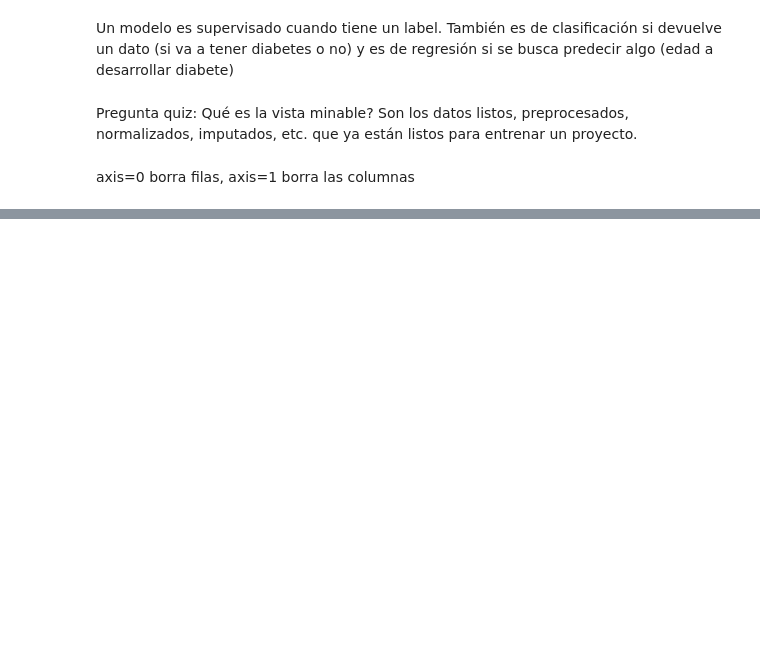
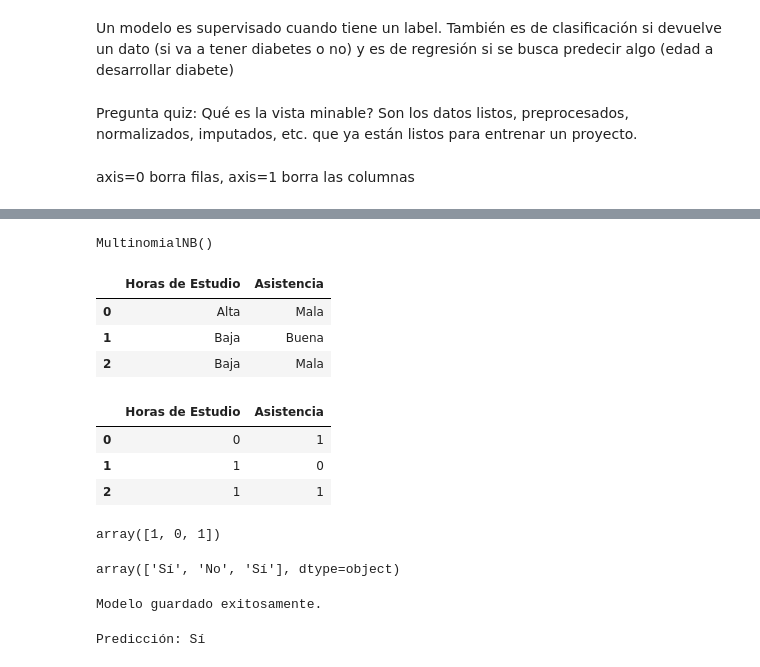
Before and after one commit to RalphCastellanosCouott/Curso-Inteligencia-Artificial, a Jupyter notebook: EDA_Apuntes_de_Clase.ipynb, the cells around one changed output, grey strips where cells are left out. Cells and saved outputs as stored; diff of their text form; code cells hidden in the pictures; blank space fills up the shorter version.

```diff
--- a/EDA_Apuntes_de_Clase.ipynb
+++ b/EDA_Apuntes_de_Clase.ipynb
@@ -1305,0 +1362,60 @@ X.shape
+# %%
+# Separar características y etiqueta
+X = df_encoded[["Horas de Estudio", "Asistencia"]] #X=df_encoded.drop(Resultado,axis=1)
+y = df_encoded["Resultado"]
+
+# Entrenar modelo Naive Bayes
+model = MultinomialNB()
+model.fit(X, y)
+# %% [output]
+MultinomialNB()
+# %%
+nuevos=[["Alta","Mala"],["Baja","Buena"],["Baja","Mala"]]
+df_nuevos=pd.DataFrame(nuevos,columns=["Horas de Estudio", "Asistencia"])
+df_nuevos
+# %% [output]
+|  | Horas de Estudio | Asistencia |
+| 0 | Alta | Mala |
+| 1 | Baja | Buena |
+| 2 | Baja | Mala |
+# %%
+X_nuevos=df_nuevos.apply(lambda col: encoders[col.name].transform(col))
+X_nuevos
+# %% [output]
+|  | Horas de Estudio | Asistencia |
+| 0 | 0 | 1 |
+| 1 | 1 | 0 |
+| 2 | 1 | 1 |
+# %%
+prediccion=model.predict(X_nuevos)
+prediccion
+# %% [output]
+array([1, 0, 1])
+# %%
+prediccion=encoders["Resultado"].inverse_transform(prediccion)
+prediccion
+# %% [output]
+array(['Sí', 'No', 'Sí'], dtype=object)
+# %%
+import pickle
+
+# Guardar el modelo utilizando pickle
+with open('mimillon.pkl', 'wb') as file:
+    pickle.dump(model, file)
+
+print("Modelo guardado exitosamente.")
+# %% [output]
+Modelo guardado exitosamente.
+# %%
+# Crear nueva observación: Horas = Alta, Asistencia = Mala
+new_observation = pd.DataFrame({
+    "Horas de Estudio": [encoders["Horas de Estudio"].transform(["Alta"])[0]],
+    "Asistencia": [encoders["Asistencia"].transform(["Mala"])[0]]
+})
+
+# Realizar predicción
+prediction = model.predict(new_observation)
+predicted_label = encoders["Resultado"].inverse_transform(prediction)
+print("Predicción:", predicted_label[0])
+# %% [output]
+Predicción: Sí
```
Also changed, not shown: parts of 6 cells of this notebook.
